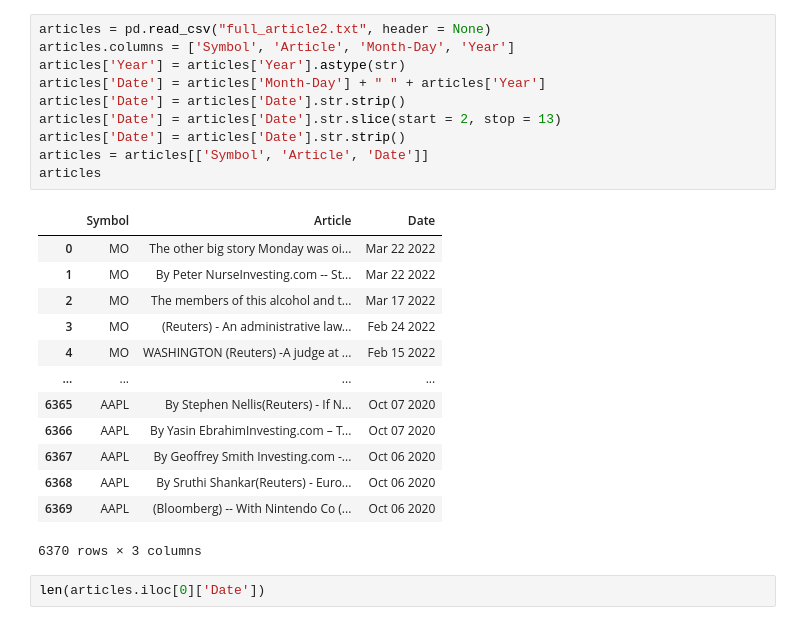
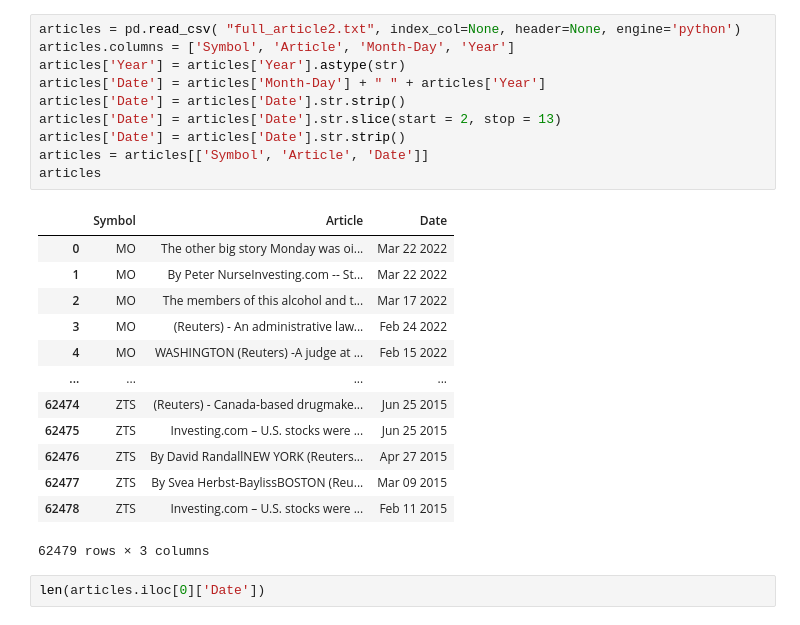
Before and after one commit to rtshinta/StockMarket, a Jupyter notebook: lda_sentiment.ipynb, the cells around one changed output. Drawn from its saved outputs; the diff is of its cells as text.

```diff
--- a/lda_sentiment.ipynb
+++ b/lda_sentiment.ipynb
@@ -45,27 +54,27 @@ from gensim import corpora
 # %%
-articles = pd.read_csv("full_article2.txt", header = None)
+articles = pd.read_csv( "full_article2.txt", index_col=None, header=None, engine='python')
 articles.columns = ['Symbol', 'Article', 'Month-Day', 'Year']
 articles['Year'] = articles['Year'].astype(str)
 articles['Date'] = articles['Month-Day'] + " " + articles['Year']
 articles['Date'] = articles['Date'].str.strip()
 articles['Date'] = articles['Date'].str.slice(start = 2, stop = 13)
 articles['Date'] = articles['Date'].str.strip()
 articles = articles[['Symbol', 'Article', 'Date']]
 articles
 # %% [output]
 |  | Symbol | Article | Date |
 | 0 | MO | The other big story Monday was oi... | Mar 22 2022 |
 | 1 | MO | By Peter NurseInvesting.com -- St... | Mar 22 2022 |
 | 2 | MO | The members of this alcohol and t... | Mar 17 2022 |
 | 3 | MO | (Reuters) - An administrative law... | Feb 24 2022 |
 | 4 | MO | WASHINGTON (Reuters) -A judge at ... | Feb 15 2022 |
 | ... | ... | ... | ... |
-| 6365 | AAPL | By Stephen Nellis(Reuters) - If N... | Oct 07 2020 |
-| 6366 | AAPL | By Yasin EbrahimInvesting.com – T... | Oct 07 2020 |
-| 6367 | AAPL | By Geoffrey Smith Investing.com -... | Oct 06 2020 |
-| 6368 | AAPL | By Sruthi Shankar(Reuters) - Euro... | Oct 06 2020 |
-| 6369 | AAPL | (Bloomberg) -- With Nintendo Co (... | Oct 06 2020 |
+| 62474 | ZTS | (Reuters) - Canada-based drugmake... | Jun 25 2015 |
+| 62475 | ZTS | Investing.com – U.S. stocks were ... | Jun 25 2015 |
+| 62476 | ZTS | By David RandallNEW YORK (Reuters... | Apr 27 2015 |
+| 62477 | ZTS | By Svea Herbst-BaylissBOSTON (Reu... | Mar 09 2015 |
+| 62478 | ZTS | Investing.com – U.S. stocks were ... | Feb 11 2015 |
-6370 rows × 3 columns
+62479 rows × 3 columns
 # %%
 len(articles.iloc[0]['Date'])
 # %% [output]
```
Also changed, not shown: parts of 115 cells of this notebook, 4 other files.
